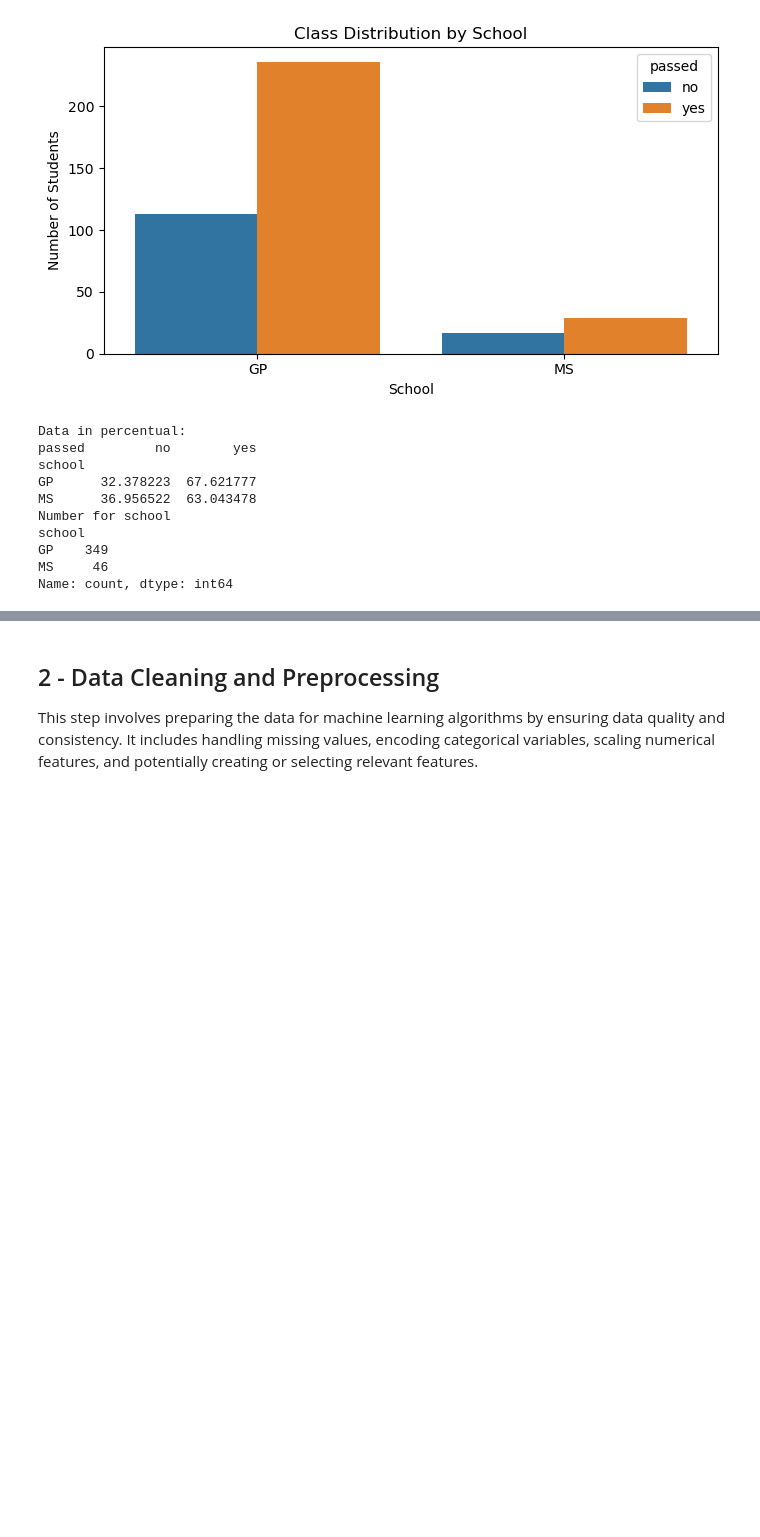
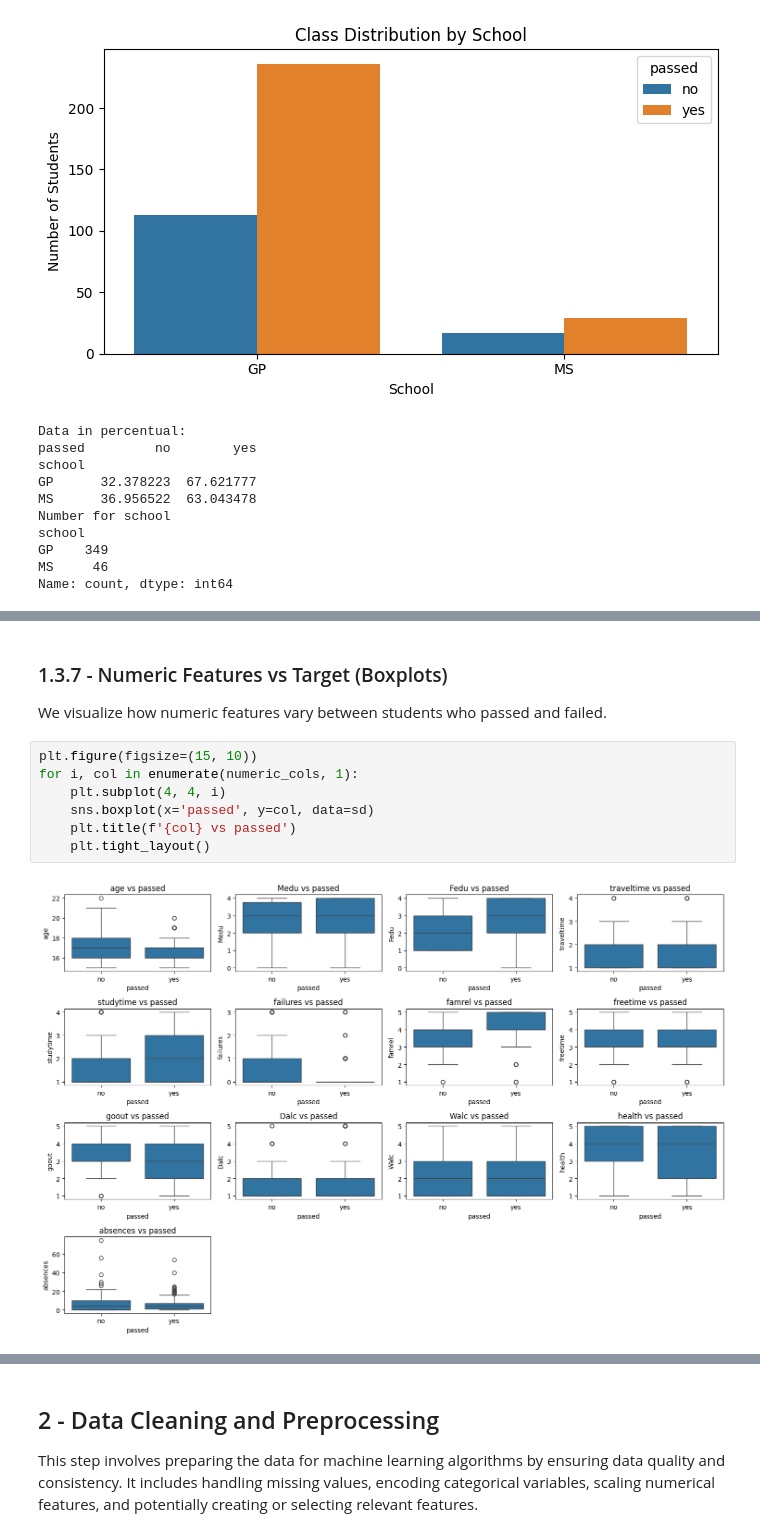
Before and after one commit to amandacalu/TP2_EIACD, a Jupyter notebook: TP2_EIACD.ipynb, the cells around one changed output, grey strips where cells are left out. Cells and saved outputs as stored; diff of their text form; blank space fills up the shorter version.

```diff
--- a/TP2_EIACD.ipynb
+++ b/TP2_EIACD.ipynb
@@ -240,0 +289,13 @@ Name: count, dtype: int64
+# %% [markdown]
+### 1.3.7 - Numeric Features vs Target (Boxplots)
+
+We visualize how numeric features vary between students who passed and failed.
+# %%
+plt.figure(figsize=(15, 10))
+for i, col in enumerate(numeric_cols, 1):
+    plt.subplot(4, 4, i)
+    sns.boxplot(x='passed', y=col, data=sd)
+    plt.title(f'{col} vs passed')
+    plt.tight_layout()
+# %% [output]
+[figure, added]
```
Also changed, not shown: parts of 13 cells of this notebook.
